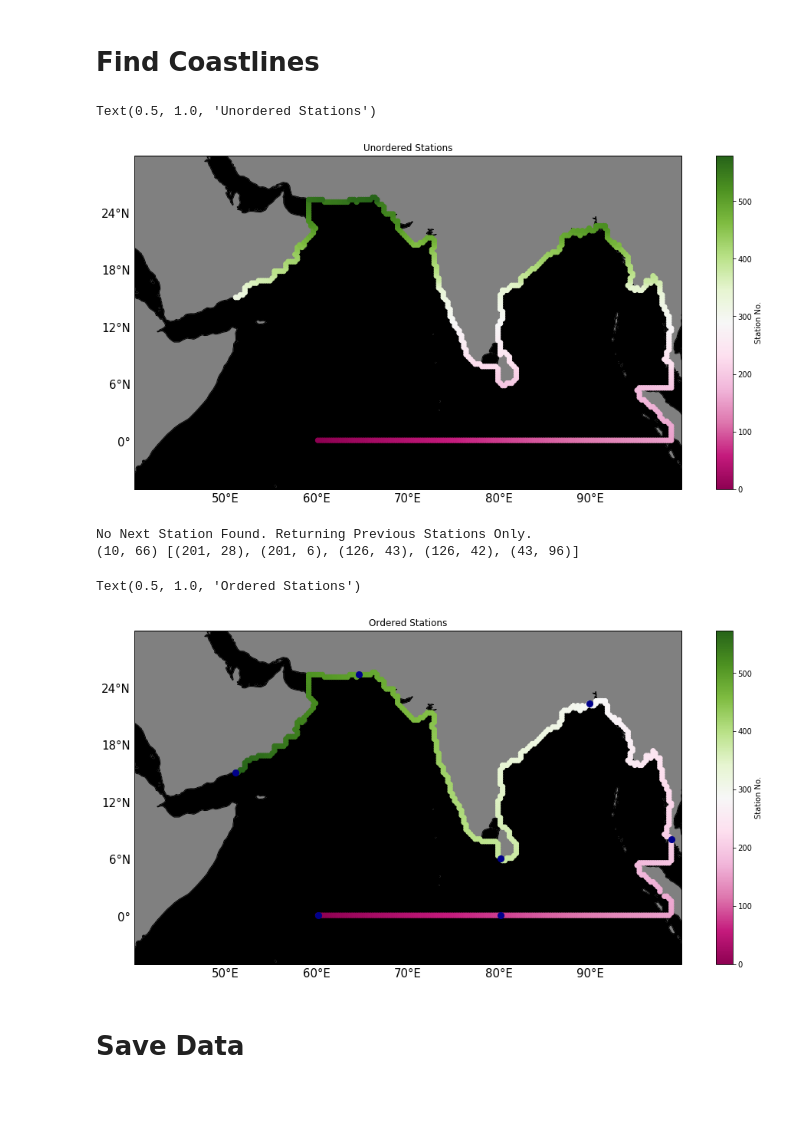
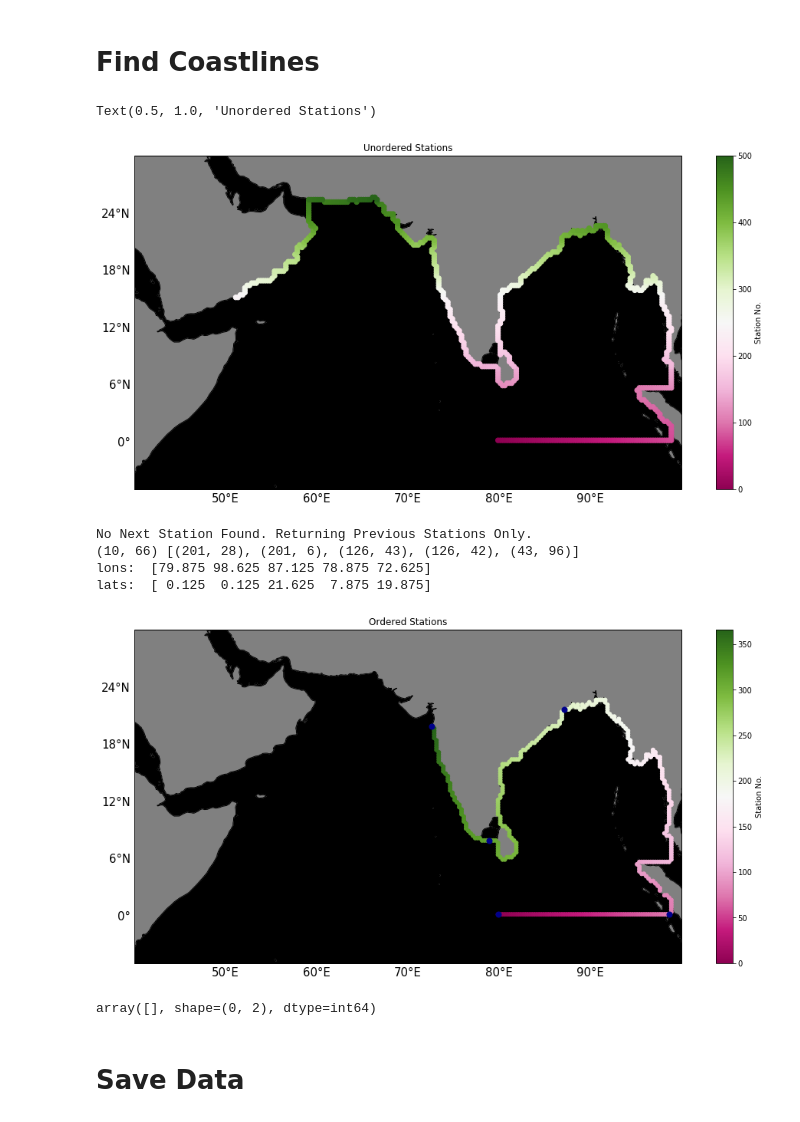
Before and after one commit to jlpearso/Modulation_of_Coastal_Hypoxia_by_the_IOD, a Jupyter notebook: code/data_processing_scripts/process_sla.ipynb, the cells around one changed output. Cells and saved outputs as stored; diff of their text form; code cells hidden in the pictures.

```diff
--- a/code/data_processing_scripts/process_sla.ipynb
+++ b/code/data_processing_scripts/process_sla.ipynb
@@ -195,8 +202,11 @@ sta_latinds_unord, sta_loninds_unord = find_coast(np.array(mask))
 # Remove Manually some other points
 # ------------------------------------------------------------#
 
-sta_latinds_unord = sta_latinds_unord[46:]
-sta_loninds_unord = sta_loninds_unord[46:]
+# sta_latinds_unord = sta_latinds_unord[46:]
+# sta_loninds_unord = sta_loninds_unord[46:]
+
+sta_latinds_unord = sta_latinds_unord[125:]
+sta_loninds_unord = sta_loninds_unord[125:]
 
 # AS
 lons_from_sta = lon[sta_loninds_unord]
@@ -254,7 +264,7 @@ plt.colorbar(label = 'Station No.')
 plt.title('Unordered Stations')
 # %% [output]
 Text(0.5, 1.0, 'Unordered Stations')
-[figure, old version]
+[figure, new version]
 # %%
 # ------------------------------------------------------------#
 # put in the right order
@@ -315,23 +325,34 @@ sta_zero = (sta_loninds_unord[0],sta_latinds_unord[0]) # 98.625, 10.375
 #calculate
 sta_loninds, sta_latinds =order_coast(sta_loninds_unord,sta_latinds_unord,sta_zero)
 
-# remove the one weird nan
+# remove the one weird nan - use next code block to help identify it
+sta_loninds = np.delete(sta_loninds,85)
+sta_latinds = np.delete(sta_latinds,85)
 
-sta_loninds = np.delete(sta_loninds,164)
-sta_latinds = np.delete(sta_latinds,164)
+# cut off extra arabian sea
+sta_latinds = sta_latinds[:367]
+sta_loninds = sta_loninds[:367]
+
 
 # ------------------------------------------------------------#
 # identify first stations for EQ, BOB, and AS
 # ------------------------------------------------------------#
+# old country based ones
+# JA = 0
+# sBoB = 120
+# mBoB = 210
+# SL = 300
+# mAS = 410
+# eAS = 494
+# loc_list = [JA,sBoB,mBoB,SL,mAS,eAS]
 
-EQ = 0
-JA = 89-9
-sBoB = 210-9
-mBoB = 300-9
-SL = 390-8
-mAS = 500-9
-eAS = 582-9
-loc_list = [EQ,JA,sBoB,mBoB,SL,mAS,eAS]
+JA = 0
+sEBoB = 75
+sWBoB = 225
+sSEAS = 313
+eSEAS = 366
+loc_list = [JA,sEBoB,sWBoB,sSEAS,eSEAS]
+
 
 # ------------------------------------------------------------#
 # plot
@@ -345,40 +366,53 @@ def add_land(ax,bounds):
                                         edgecolor='face',
                                         facecolor=cfeature.COLORS['land'])
     ax.add_feature(land,color='gray',zorder = 0)
     ax.background_patch.set_facecolor('k')
     ax.coastlines(resolution=res,zorder = 0)
     g = ax.gridlines(draw_labels=True,alpha=0)
     g.xlabels_top = False
     g.ylabels_right = False
     g.xlabel_style = {'size': 15}
     g.ylabel_style = {'size': 15}
     g.xformatter = LONGITUDE_FORMATTER
     g.yformatter = LATITUDE_FORMATTER
     ax.axes.axis('tight')
     ax.set_extent(bounds, crs=ccrs.PlateCarree())
 
 cmin = -0.2
 cmax = 0.2
 levels = np.linspace(cmin, cmax, 10)
 
 # Start figure
 fig = plt.figure(figsize=(16, 8))
 ax = plt.axes(projection=ccrs.PlateCarree())
 add_land(ax,bounds)
-# cf = ax.contourf(lon, lat,sla_mon_anom[0,:,:],levels = levels,cmap=plt.cm.PuOr_r, extend="both")
-# xx,yy = np.meshgrid(lon,lat)
-# plt.scatter(xx.flatten(),yy.flatten(),s = 160,c='w',marker = '.')
+
 p =plt.scatter(lon[sta_loninds],lat[sta_latinds],
-            s = 160,c=np.arange(len(sta_latinds)),marker = '.',cmap =plt.cm.PiYG)
+            s = 100,c=np.arange(len(sta_latinds)),marker = '.',cmap =plt.cm.PiYG)
 plt.scatter(lon[sta_loninds[loc_list]],lat[sta_latinds[loc_list]],
-            s = 260,c='darkblue',marker = '.')
+            s = 200,c='darkblue',marker = '.')
 plt.colorbar(p,label = 'Station No.')
 plt.title('Ordered Stations')
+
+print('lons: ',lon[sta_loninds[loc_list]])
+print('lats: ',lat[sta_latinds[loc_list]])
 # %% [output]
 No Next Station Found. Returning Previous Stations Only.
 (10, 66) [(201, 28), (201, 6), (126, 43), (126, 42), (43, 96)]
+lons:  [79.875 98.625 87.125 78.875 72.625]
+lats:  [ 0.125  0.125 21.625  7.875 19.875]
-Text(0.5, 1.0, 'Ordered Stations')
-[figure, old version]
+[figure, new version]
+# %%
+# use this to find the random nan value that appeasr someotimes
+
+data = np.zeros([12,sta_loninds.shape[0]])
+
+for jj in range(sta_loninds.shape[0]):
+        data[:,jj] = mon_sla_dtrnd[0,sta_latinds[jj],sta_loninds[jj]]
+
+np.argwhere(np.isnan(data))
+# %% [output]
+array([], shape=(0, 2), dtype=int64)
 # %% [markdown]
 # Save Data
 # %%
```
Also changed, not shown: parts of 4 cells of this notebook, 27 other files.
